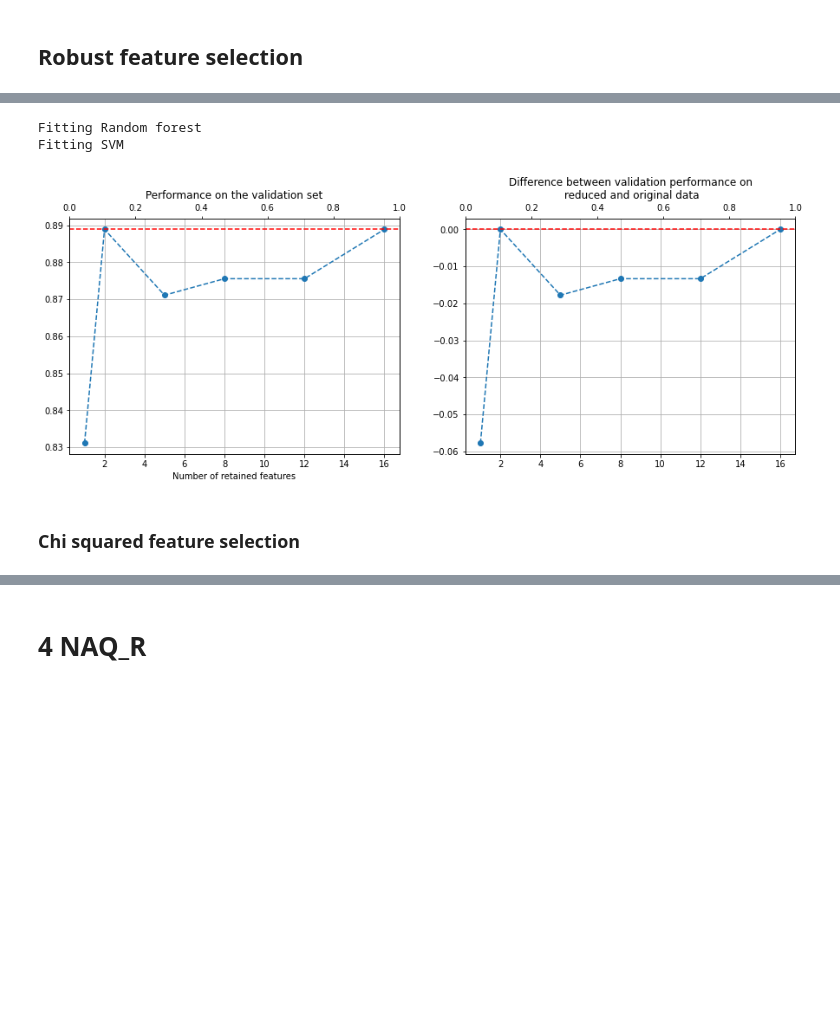
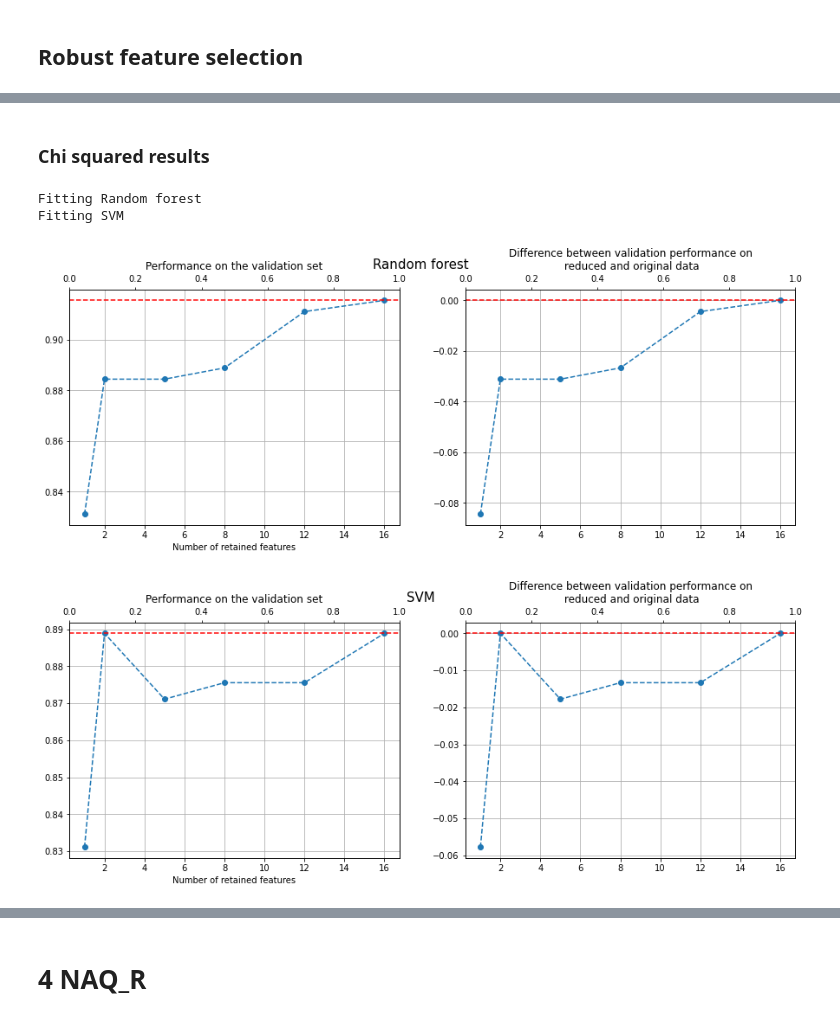
Before and after one commit to PashaIanko/Robust-Feature-Selection, a Jupyter notebook: main.ipynb, the cells around one changed output, grey strips where cells are left out. Saved outputs shown, nothing was run; the diff lists cells and outputs as text; code cells hidden in the pictures; blank space fills up the shorter version.

Commit message:
Got mutual information and chi-squared results

```diff
--- a/main.ipynb
+++ b/main.ipynb
@@ -660,6 +661,11 @@ pep8(_ih)
 # %%
 def plot_validation_performance(results_dict_, **kwargs):
     fig, ax = plt.subplots(1, 2, figsize=kwargs.get('figsize') or (15, 5))
+    fig.suptitle(
+        kwargs.get('suptitle_') or '',
+        fontsize=kwargs.get('fontsize_') or 10
+    )
+
     ax2 = ax[0].twiny()
     ax3 = ax[1].twiny()
 
@@ -1160,13 +1137,15 @@ def run_feature_selection_experiment(
+# %% [markdown]
+### Chi squared results
 # %%
 run_feature_selection_experiment(
     df_trainval,
     df_train,
     df_validation,
-    df_test
+    df_test,
+    feature_selection_function_=chi2
 )
 # %% [output]
 Fitting Random forest
 Fitting SVM
-[figure, old version]
+[figure, new version]
+[figure, added]
-# %% [markdown]
-### Chi squared feature selection
```
Also changed, not shown: parts of 12 cells of this notebook.
